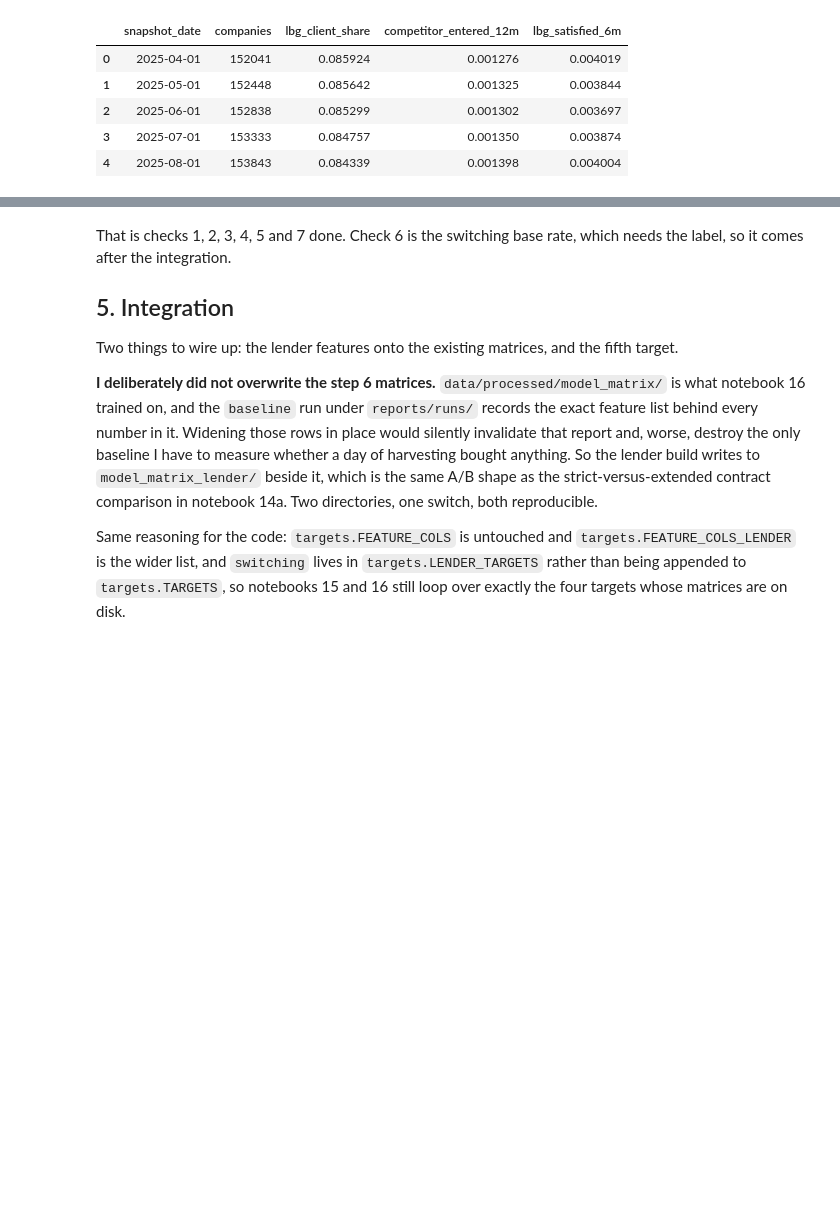
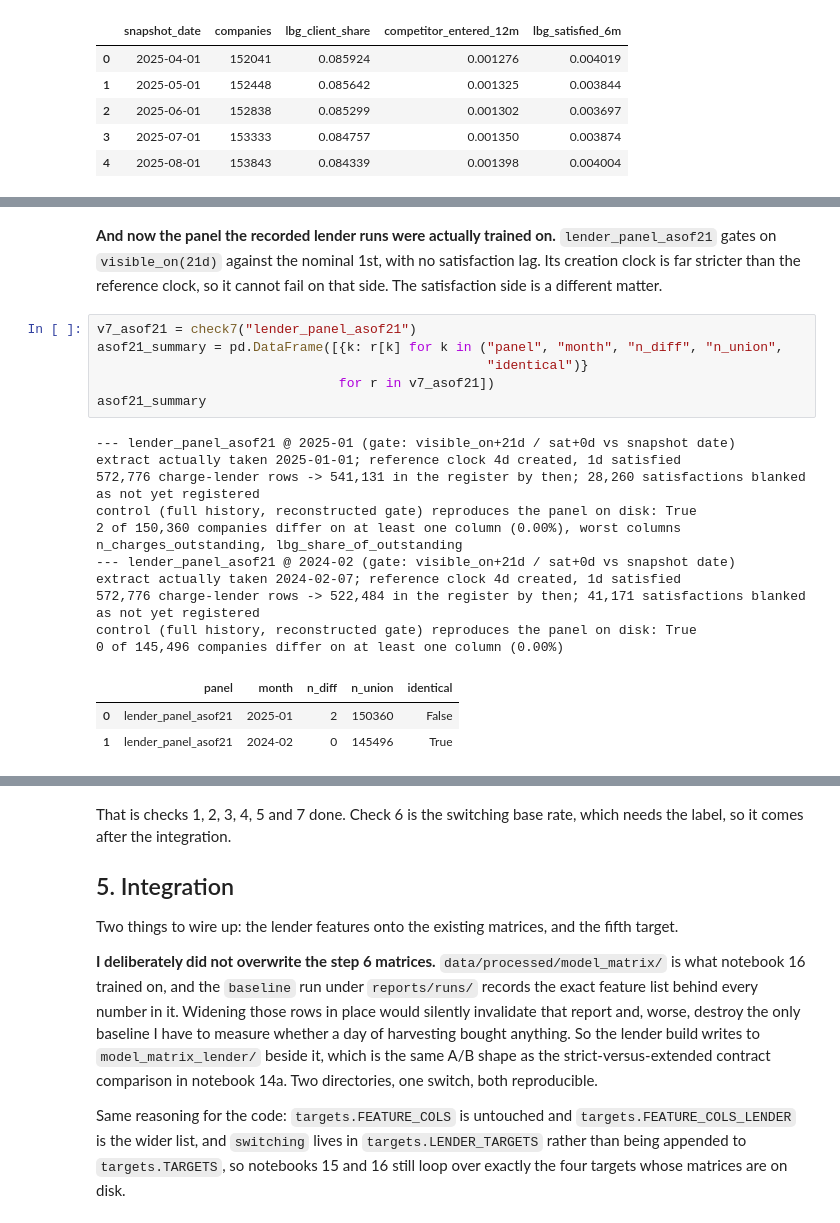
Before and after one commit to Viklin41/lloyds-commercial-banking-intelligence-2026, a Jupyter notebook: notebooks/14b_lender_charges.ipynb, the cells around one changed output, grey strips where cells are left out. Cells and saved outputs as stored; diff of their text form; blank space fills up the shorter version.

```diff
--- a/notebooks/14b_lender_charges.ipynb
+++ b/notebooks/14b_lender_charges.ipynb
@@ -993,0 +947,25 @@ lands, re-run this cell and nothing else in it changes.
+# %% [markdown]
+**And now the panel the recorded lender runs were actually trained on.** `lender_panel_asof21`
+gates on `visible_on(21d)` against the nominal 1st, with no satisfaction lag. Its creation
+clock is far stricter than the reference clock, so it cannot fail on that side. The
+satisfaction side is a different matter.
+# %%
+v7_asof21 = check7("lender_panel_asof21")
+asof21_summary = pd.DataFrame([{k: r[k] for k in ("panel", "month", "n_diff", "n_union",
+                                                  "identical")}
+                               for r in v7_asof21])
+asof21_summary
+# %% [output]
+--- lender_panel_asof21 @ 2025-01 (gate: visible_on+21d / sat+0d vs snapshot date)
+extract actually taken 2025-01-01; reference clock 4d created, 1d satisfied
+572,776 charge-lender rows -> 541,131 in the register by then; 28,260 satisfactions blanked as not yet registered
+control (full history, reconstructed gate) reproduces the panel on disk: True
+2 of 150,360 companies differ on at least one column (0.00%), worst columns n_charges_outstanding, lbg_share_of_outstanding
+--- lender_panel_asof21 @ 2024-02 (gate: visible_on+21d / sat+0d vs snapshot date)
+extract actually taken 2024-02-07; reference clock 4d created, 1d satisfied
+572,776 charge-lender rows -> 522,484 in the register by then; 41,171 satisfactions blanked as not yet registered
+control (full history, reconstructed gate) reproduces the panel on disk: True
+0 of 145,496 companies differ on at least one column (0.00%)
+|  | panel | month | n_diff | n_union | identical |
+| 0 | lender_panel_asof21 | 2025-01 | 2 | 150360 | False |
+| 1 | lender_panel_asof21 | 2024-02 | 0 | 145496 | True |
```
Also changed, not shown: parts of 29 cells of this notebook.
